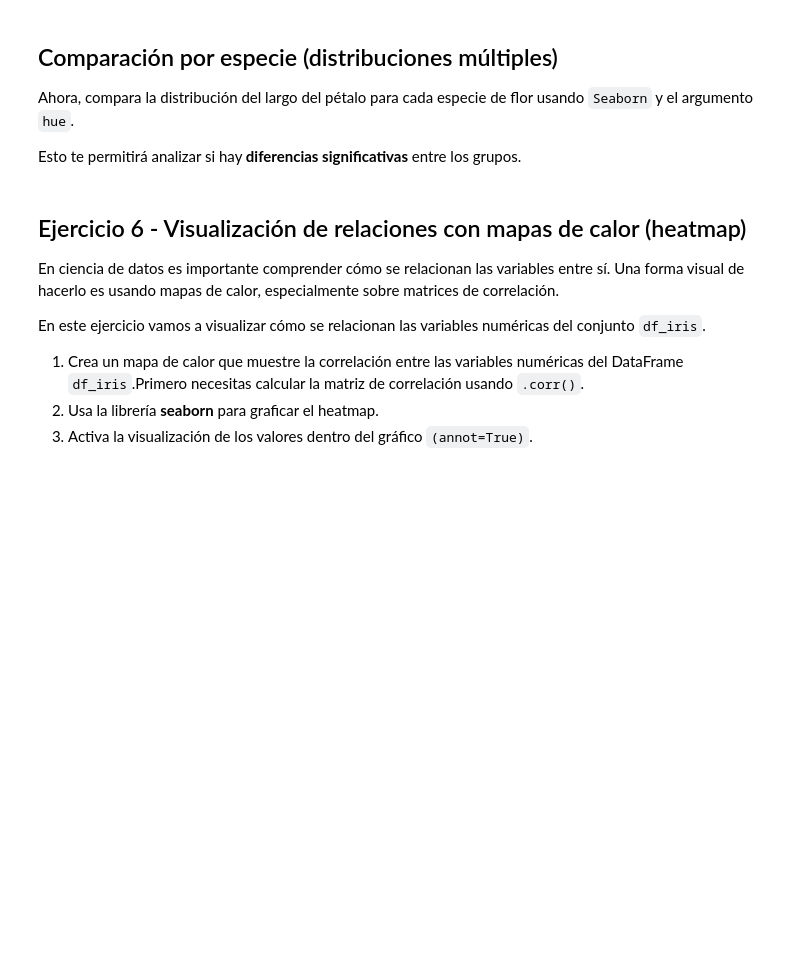
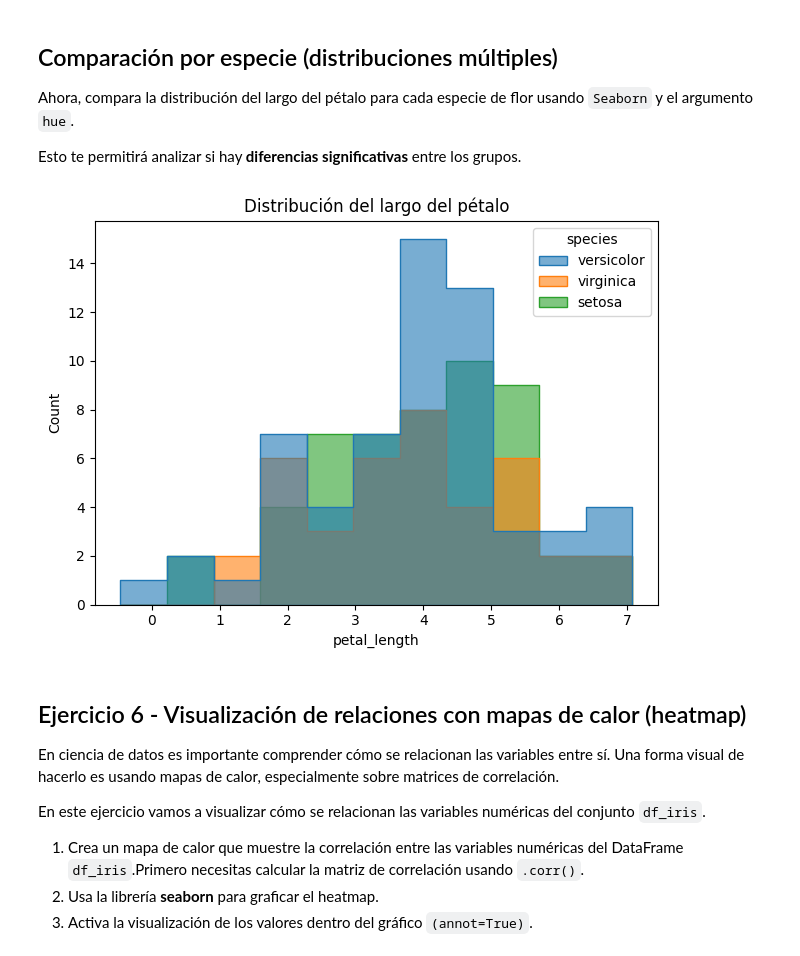
Before and after one commit to 4GeeksAcademy/kiliangil-visualization-exercises-with-matplot-and-seaborn, a Jupyter notebook: notebook/problems.es.ipynb, the cells around one changed output. Saved outputs shown, nothing was run; the diff lists cells and outputs as text; code cells hidden in the pictures; blank space fills up the shorter version.

```diff
--- a/notebook/problems.es.ipynb
+++ b/notebook/problems.es.ipynb
@@ -208,3 +215,9 @@ Esto te permitirá analizar si hay **diferencias significativas** entre los grup
+# %%
+sns.histplot(data=df_iris, x='petal_length', hue='species', bins='fd', alpha=0.6, element='step')
+plt.title('Distribución del largo del pétalo')
+plt.tight_layout()
+# %% [output]
+[figure, added]
 # %% [markdown]
 ## Ejercicio 6 - Visualización de relaciones con mapas de calor (heatmap)
 
```
Also changed, not shown: parts of 6 cells of this notebook.
